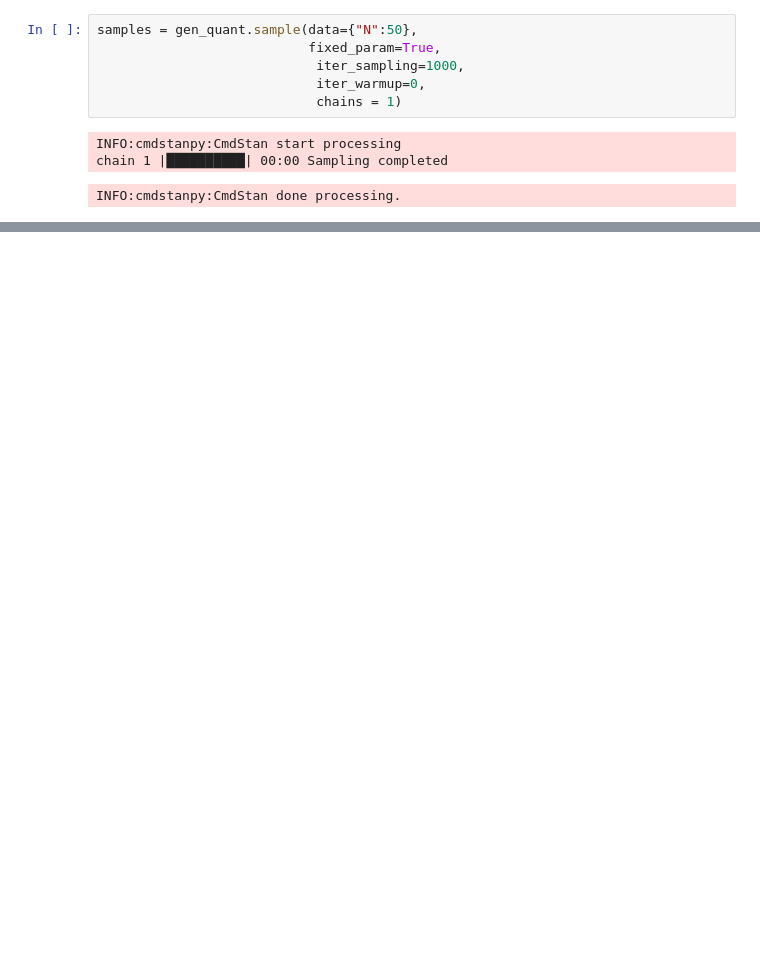
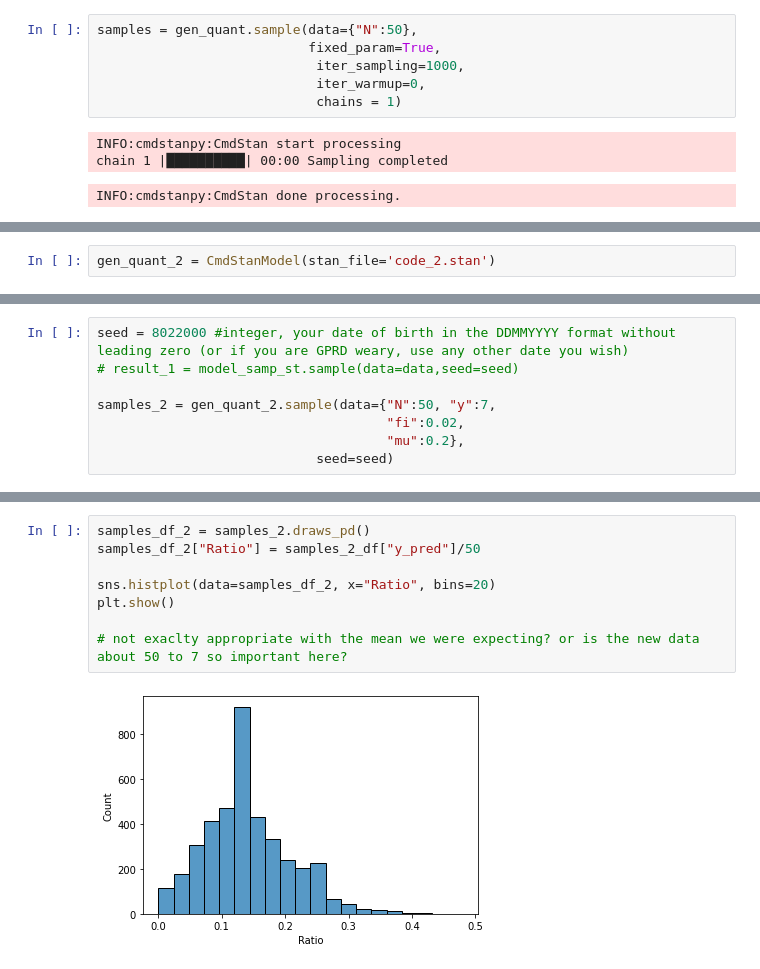
Before and after one commit to Motyleczek/data_analytics_git, a Jupyter notebook: Lab3/lab3_stan_more.ipynb, the cells around one changed output, grey strips where cells are left out. Saved outputs shown, nothing was run; the diff lists cells and outputs as text; blank space fills up the shorter version.

```diff
--- a/Lab3/lab3_stan_more.ipynb
+++ b/Lab3/lab3_stan_more.ipynb
@@ -100,0 +160,2 @@ array([<AxesSubplot:xlabel='theta_verify', ylabel='Density'>,
+# %%
+gen_quant_2 = CmdStanModel(stan_file='code_2.stan')
@@ -100,0 +165,8 @@ array([<AxesSubplot:xlabel='theta_verify', ylabel='Density'>,
+# %%
+seed = 8022000 #integer, your date of birth in the DDMMYYYY format without leading zero (or if you are GPRD weary, use any other date you wish)
+# result_1 = model_samp_st.sample(data=data,seed=seed)
+
+samples_2 = gen_quant_2.sample(data={"N":50, "y":7,
+                                     "fi":0.02,
+                                     "mu":0.2},
+                            seed=seed)
@@ -100,0 +190,10 @@ array([<AxesSubplot:xlabel='theta_verify', ylabel='Density'>,
+# %%
+samples_df_2 = samples_2.draws_pd()
+samples_df_2["Ratio"] = samples_2_df["y_pred"]/50
+
+sns.histplot(data=samples_df_2, x="Ratio", bins=20)
+plt.show()
+
+# not exaclty appropriate with the mean we were expecting? or is the new data about 50 to 7 so important here?
+# %% [output]
+[figure, added]
```
Also changed, not shown: parts of 20 cells of this notebook, 6 other files.
